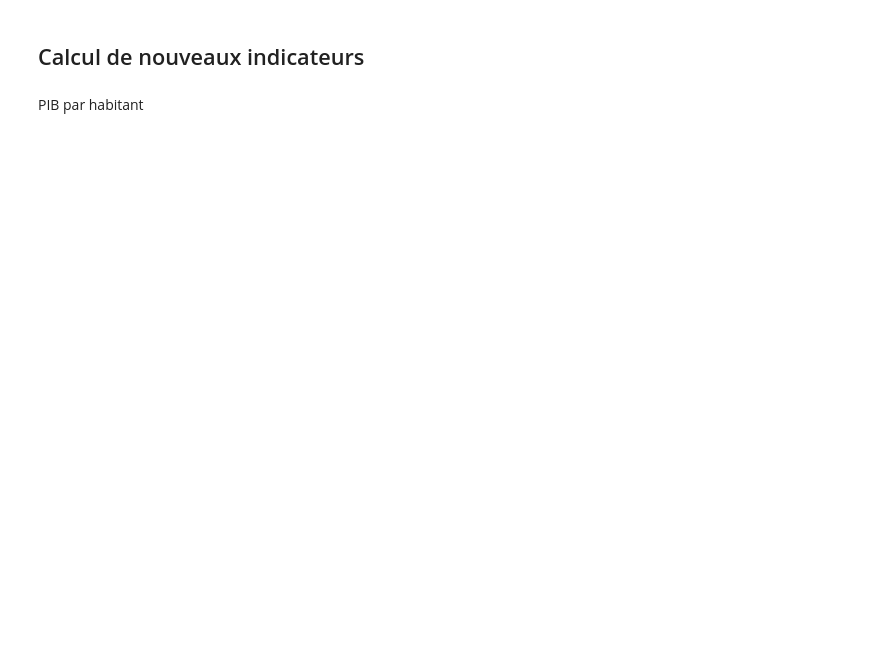
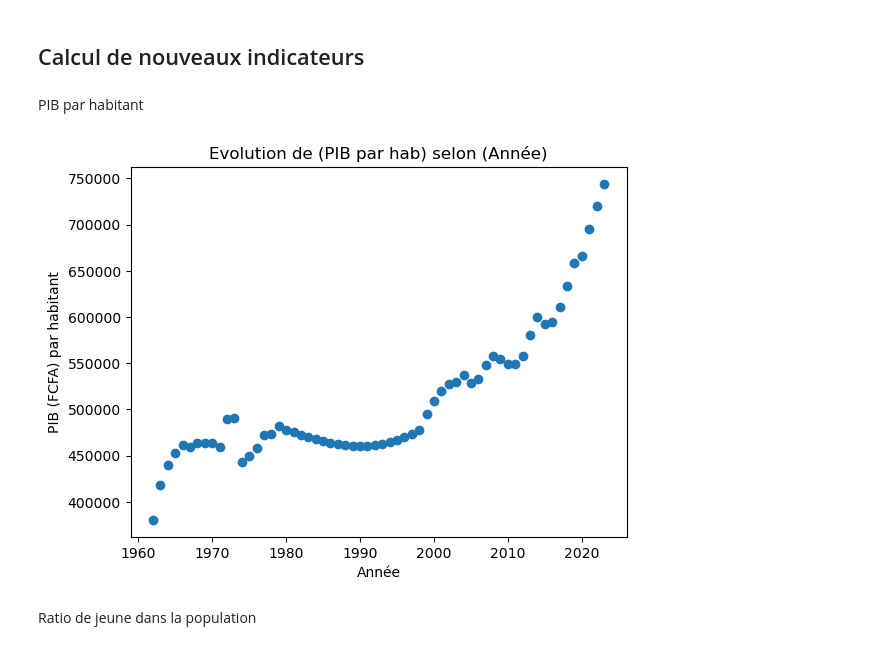
Before and after one commit to FidTCHANDO/ANIP_Challenge1, a Jupyter notebook: Tache_2_Tchando_SikaFidele_Notebook_JJMM.ipynb, the cells around one changed output. Drawn from its saved outputs; the diff is of its cells as text; code cells hidden in the pictures; blank space fills up the shorter version.

```diff
--- a/Tache_2_Tchando_SikaFidele_Notebook_JJMM.ipynb
+++ b/Tache_2_Tchando_SikaFidele_Notebook_JJMM.ipynb
@@ -164,6 +203,8 @@ for feature in update_benin_df.columns[1:13]:
 # %% [markdown]
 PIB par habitant
 # %%
-benin_df["PIB par hab"] = benin_df["PIB_prix_constant"]*0.001/benin_df["Population 1er Juin"]
+update_benin_df["PIB par hab"] = update_benin_df["PIB_prix_constant"]*0.001/update_benin_df["Population 1er Juin"]
 # %%
-nuage_de_points(y="PIB par hab", x = "Année", donnees=benin_df, y_label="PIB (FCFA) par habitant")
+nuage_de_points(y="PIB par hab", x = "Année", donnees=update_benin_df, y_label="PIB (FCFA) par habitant")
+# %% [output]
+[figure, added]
@@ -172 +211,3 @@ plt.boxplot(x="PIB par hab", data=benin_df)
+# %% [markdown]
+Ratio de jeune dans la population
 # %%
```
Also changed, not shown: parts of 8 cells of this notebook, 1 other file.
